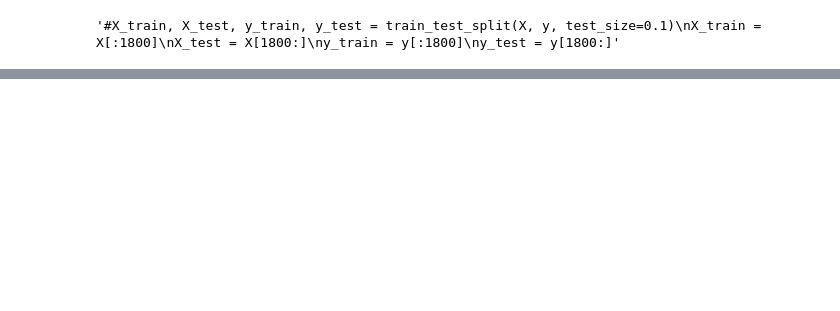
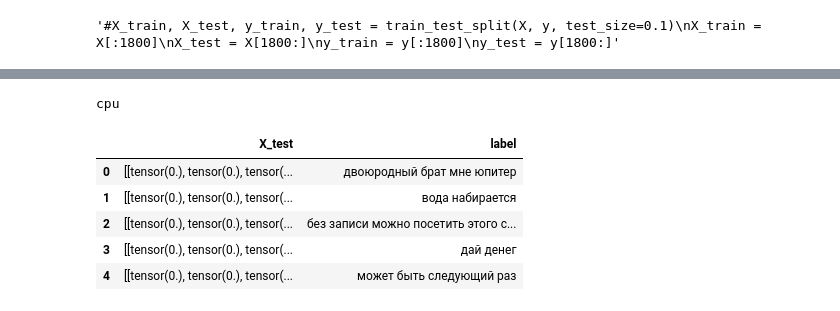
Before and after one commit to NickChudo/NeuralNetwork, a Jupyter notebook: pytorch-model.ipynb, the cells around one changed output, grey strips where cells are left out. Cells and saved outputs as stored; diff of their text form; code cells hidden in the pictures; blank space fills up the shorter version.

```diff
--- a/pytorch-model.ipynb
+++ b/pytorch-model.ipynb
@@ -241,28 +225,3 @@ for e in os.listdir("/kaggle/input/2700-audio/OneDrive-2023-12-25/Speeches/"):
             sampl = sampl[np.newaxis, :]
             X.append(torch.Tensor(sampl))
             break
-# %%
-"""import pandas as pd
-import librosa
-
-file = pd.read_excel('/kaggle/input/2700-audio/OneDrive-2023-12-25/Speeches v1.xlsx')
-#y = [sentence for sentence in file['text']]
-y = []
-dir_name = "/kaggle/input/2700-audio/Disorder Russian Speech/Disorder Russian Speech/Disorder Russian Speech/"
-files_in_dir = os.listdir(dir_name)
-
-X = []
-i = 1
-
-for e in os.listdir("/kaggle/input/2700-audio/Disorder Russian Speech/Disorder Russian Speech/Disorder Russian Speech/"):
-    file_name = e
-    for old_id in range(0, 2073):
-        if file_name.startswith(str(file['old_id'][old_id]) + '.'):
-            y.extend([''.join(file['text'][old_id])])
-            sampl = librosa.load(dir_name + file_name, sr=16000)[0]
-            sampl = sampl[np.newaxis, :]
-            X.append(torch.Tensor(sampl))
-            break
-    if i % 100 == 0:
-        print(i)
-    i += 1"""
@@ -812,10 +769,24 @@ Train Epoch: 46 [400/2430 (16%)]        Loss: 0.129465
 # %%
-use_cuda = torch.cuda.is_available()
-device = torch.device("cpu")
-
-model = torch.load('/kaggle/working/model.pt')
+#use_cuda = torch.cuda.is_available()
+#device = torch.device("cpu")
+needed_device = torch.device("cpu")
+model = torch.load('/kaggle/input/dop-test-files/model.pt', map_location=torch.device('cpu'))
 
 #1543 1882 1372
 
-model.to(device)
-predict(model, '/kaggle/input/upd-speech/mono_voice/1964.wav', device)
+model.to(needed_device)
+print(needed_device)
+#predict(model, '/kaggle/input/upd-speech/mono_voice/1964.wav', device)
+# %% [output]
+cpu
+# %%
+d = {'X_test': X_test, 'label': y_test}
+df_test = pd.DataFrame(data=d)
+df_test.head(5)
+# %% [output]
+|  | X_test | label |
+| 0 | [[tensor(0.), tensor(0.), tensor(... | двоюродный брат мне юпитер |
+| 1 | [[tensor(0.), tensor(0.), tensor(... | вода набирается |
+| 2 | [[tensor(0.), tensor(0.), tensor(... | без записи можно посетить этого с... |
+| 3 | [[tensor(0.), tensor(0.), tensor(... | дай денег |
+| 4 | [[tensor(0.), tensor(0.), tensor(... | может быть следующий раз |
```
Also changed, not shown: parts of 14 cells of this notebook.
